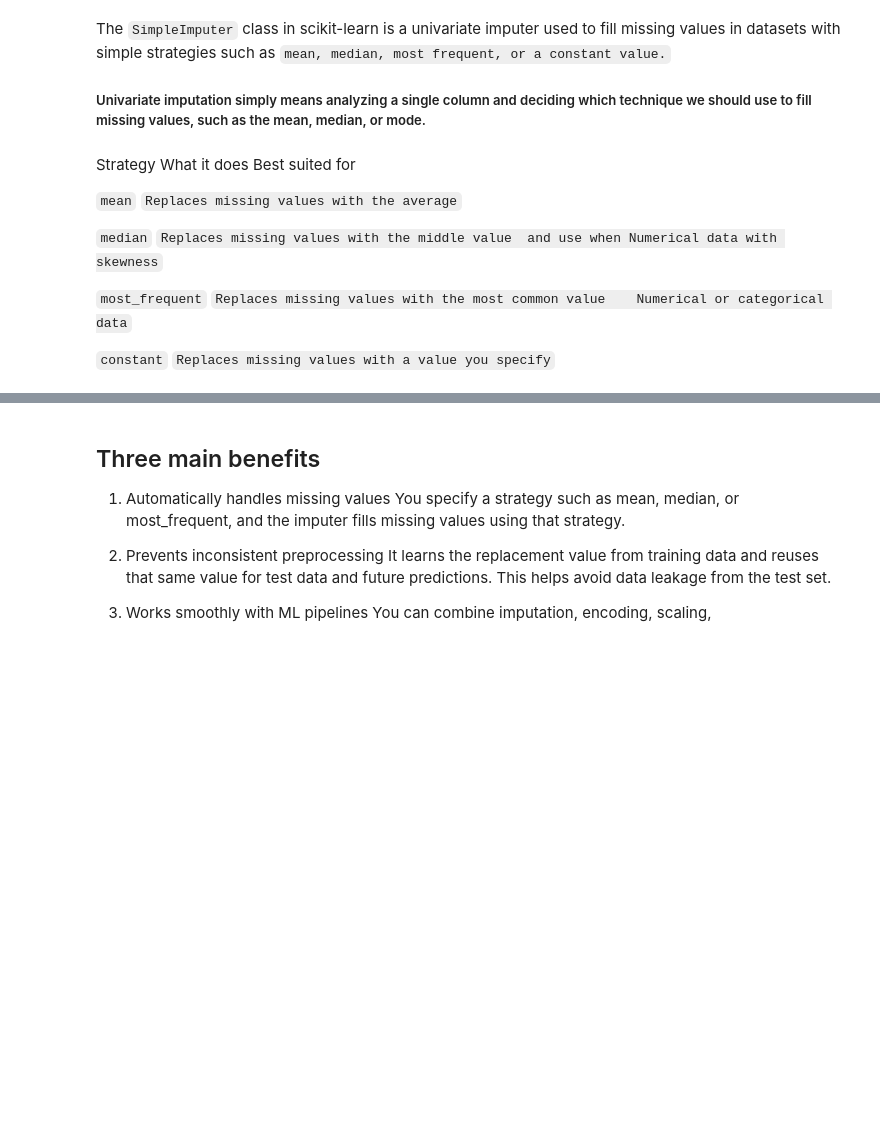
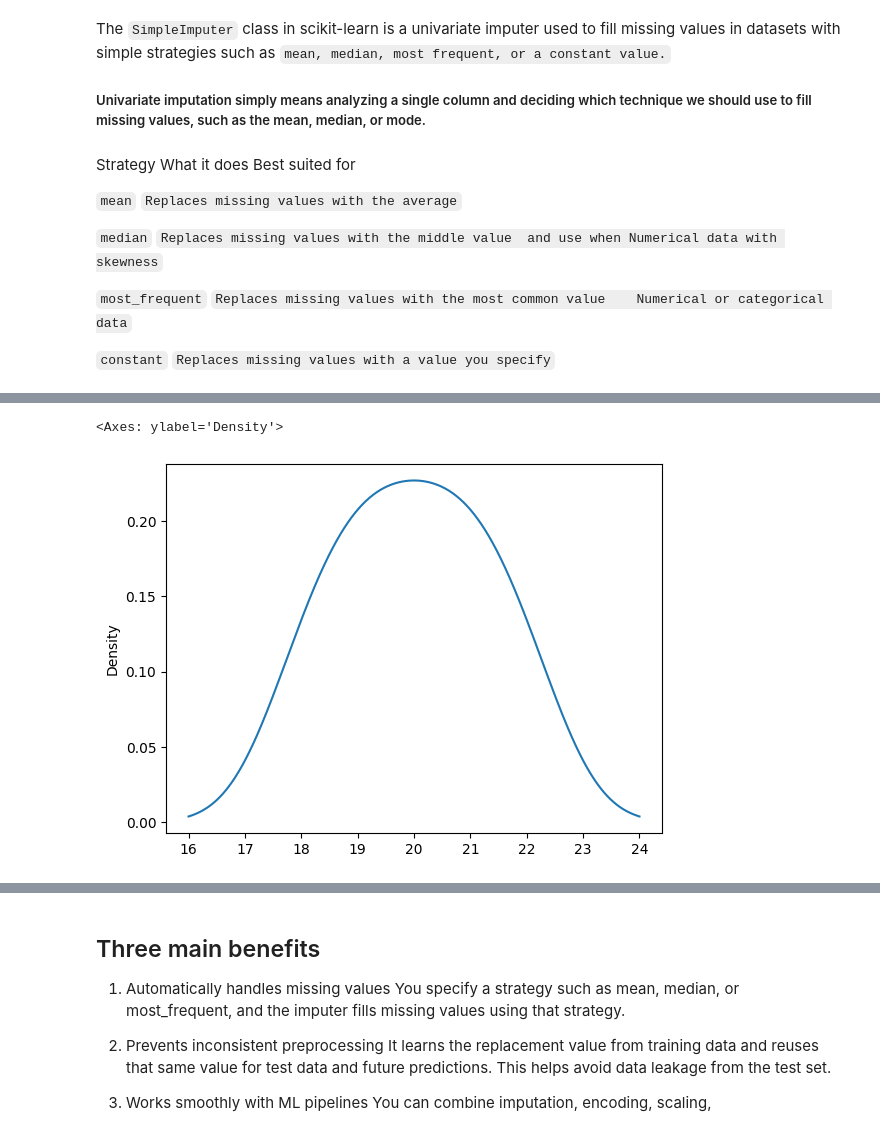
Before and after one commit to Vishalkumar800/ML-Learning, a Jupyter notebook: Imputer.ipynb, the cells around one changed output, grey strips where cells are left out. Saved outputs shown, nothing was run; the diff lists cells and outputs as text; code cells hidden in the pictures; blank space fills up the shorter version.

```diff
--- a/Imputer.ipynb
+++ b/Imputer.ipynb
@@ -48,0 +61,5 @@ df = pd.DataFrame({
+# %%
+df["Age"].plot(kind="kde")
+# %% [output]
+<Axes: ylabel='Density'>
+[figure, added]
```
Also changed, not shown: parts of 6 cells of this notebook.
